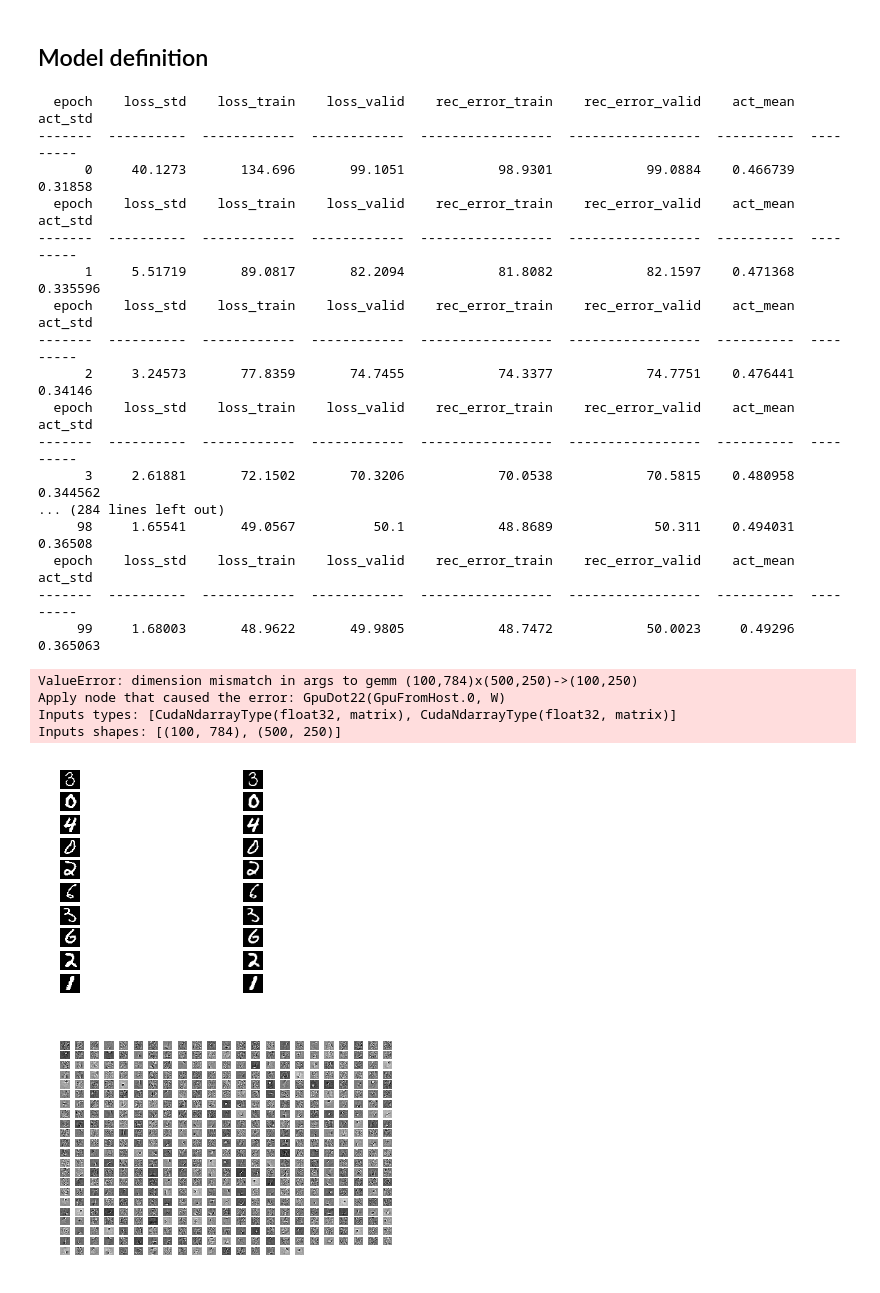
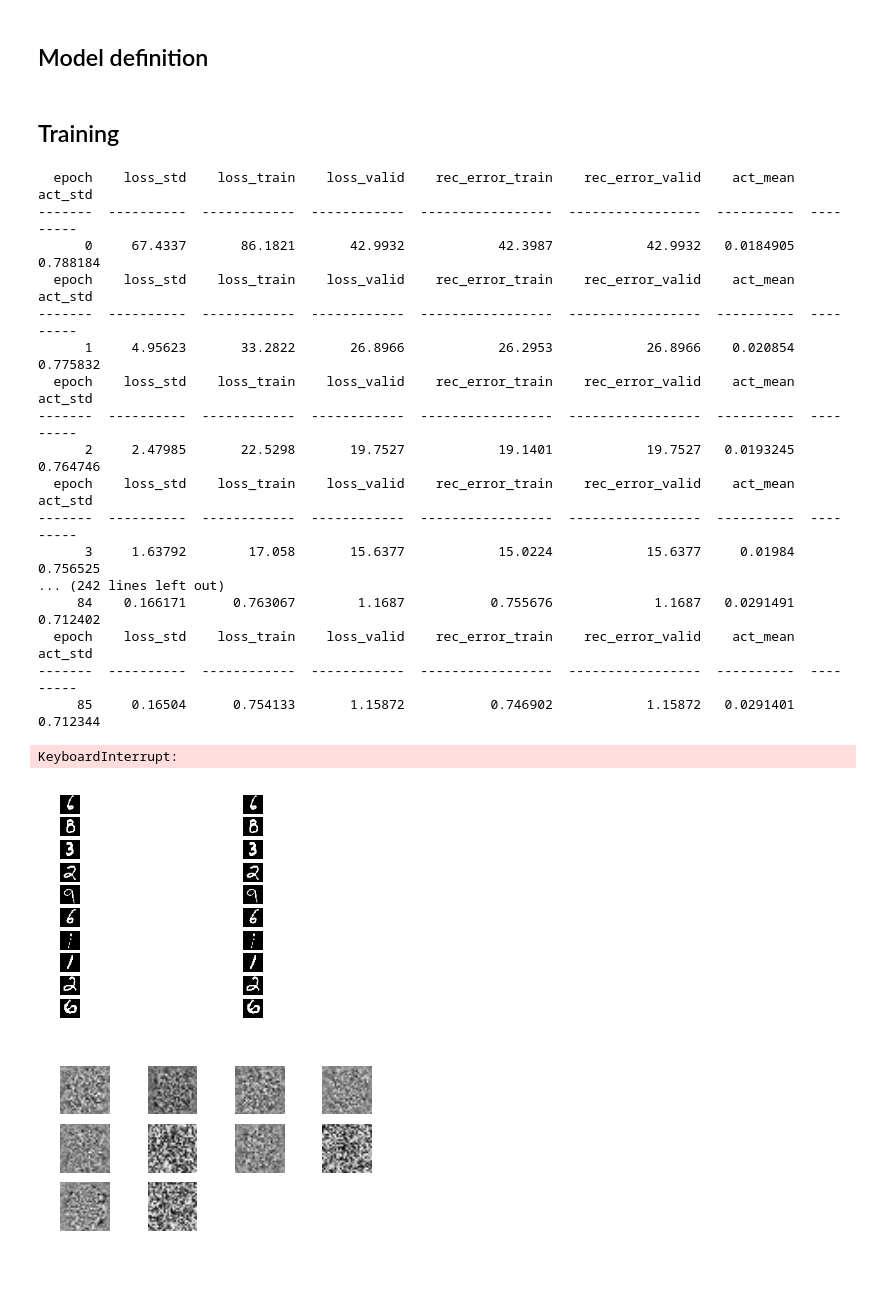
Before and after one commit to mehdidc/blending, a Jupyter notebook: mnist.ipynb, the cells around one changed output. Saved outputs shown, nothing was run; the diff lists cells and outputs as text; code cells hidden in the pictures.

Commit message:
updat

```diff
--- a/mnist.ipynb
+++ b/mnist.ipynb
@@ -19,6 +21,7 @@ Using gpu device 0: Tesla K20m
 data = MNIST()
 data.load()
 X = data.X
+X = X.astype(np.float32)
 # %%
 w, h = 28, 28
 # %%
@@ -35,3 +43,5 @@ X = X.reshape((X.shape[0], w*h))
+# %%
+X = X * 2 - 1 # make them between -1 and 1
 # %%
 X = shuffle(X)
 train, test = train_test_split(range(X.shape[0]), test_size=0.25)
@@ -47,17 +58,31 @@ class MyBatchOptimizer(BatchOptimizer):
 # %% [markdown]
 ## Model definition
 # %%
+
 def cross_entropy(truth, pred):
     return -(truth * T.log(pred) + (1 - truth) * T.log(1 - pred)).sum(axis=1).mean()
 
+def cross_entropy_transformed(truth, pred):
+    return (((truth - pred) ** 2).sum(axis=1)).mean()
+
+def loss_representation(model):
+    # l1 for weights
+    layers = get_all_layers(model.nnet_to_z.outputs[0])
+    return 0.001 * T.abs_(layers[1].W).sum()
+
 def build_batch_optimizer():
+    #learning_rate = theano.shared(np.array(0.01, dtype="float32"))
+    learning_rate = 0.001
     batch_optimizer = MyBatchOptimizer(
         verbose=1,
         max_nb_epochs=100,
         batch_size=100,
-        optimization_procedure=(updates.momentum, {"learning_rate": 0.01, "momentum": 0.8}),
+        optimization_procedure=(updates.momentum, {"learning_rate": learning_rate,
+                                              "momentum": 0.8
+                                                   }),
 
     )
+    batch_optimizer.learning_rate = learning_rate
     return batch_optimizer
 
 
@@ -71,7 +96,7 @@ def corrupted_salt_and_pepper(rng, x, corruption_level):
 rng = rng_mrg.MRG_RandomStreams()
 
 def corruption_function(X):
-    return corrupted_salt_and_pepper(rng, X, 0.3)
+    return corrupted_salt_and_pepper(rng, X, 0.5)
 
 def build_model(i, o, corruption=False, batch_optimizer=None):
     if batch_optimizer is None:
@@ -80,19 +105,20 @@ def build_model(i, o, corruption=False, batch_optimizer=None):
         bo = batch_optimizer
     x_in = layers.InputLayer((None, i))
     z_out = layers.DenseLayer(x_in, num_units=o,
-                              nonlinearity=nonlinearities.sigmoid)
+                              nonlinearity=nonlinearities.tanh)
     x_to_z = LightweightModel([x_in], [z_out])
 
     z_in = layers.InputLayer((None, o))
     x_out = layers.DenseLayer(z_in, num_units=i,
-                              nonlinearity=nonlinearities.sigmoid)
+                              nonlinearity=nonlinearities.tanh)
     z_to_x = LightweightModel([z_in], [x_out])
     noise_function = corruption_function if corruption is True else None
     aa = Autoencoder(x_to_z,
                      z_to_x,
                      batch_optimizer=bo,
                      noise_function=noise_function,
-                     loss_function=cross_entropy)
+                     #loss_function_z=loss_representation,
+                     loss_function=cross_entropy_transformed)
     aa.W = z_out.W
     aa.W_inv = x_out.W
     aa.batch_optimizer.layers = [z_out]
@@ -100,48 +126,47 @@ def build_model(i, o, corruption=False, batch_optimizer=None):
 
 def build_models(input_size):
     models = [
-        build_model(input_size, 500, corruption=True),
-        build_model(500, 250),
-        build_model(250, 128),
+        build_model(input_size, 500, corruption=False),
+        #build_model(500, 250),
+        #build_model(250, 128),
     ]
     return models
 # %%
 models = build_models(X.shape[1])
+# %% [markdown]
+## Training
 # %%
-greedy_learn_with_validation(models, (train, test), X)
+greedy_learn_with_validation(models, (train, test), -X)
 # %% [output]
   epoch    loss_std    loss_train    loss_valid    rec_error_train    rec_error_valid    act_mean    act_std
 -------  ----------  ------------  ------------  -----------------  -----------------  ----------  ---------
-      0     40.1273       134.696       99.1051            98.9301            99.0884    0.466739    0.31858
+      0     67.4337       86.1821       42.9932            42.3987            42.9932   0.0184905   0.788184
   epoch    loss_std    loss_train    loss_valid    rec_error_train    rec_error_valid    act_mean    act_std
 -------  ----------  ------------  ------------  -----------------  -----------------  ----------  ---------
-      1     5.51719       89.0817       82.2094            81.8082            82.1597    0.471368   0.335596
+      1     4.95623       33.2822       26.8966            26.2953            26.8966    0.020854   0.775832
   epoch    loss_std    loss_train    loss_valid    rec_error_train    rec_error_valid    act_mean    act_std
 -------  ----------  ------------  ------------  -----------------  -----------------  ----------  ---------
-      2     3.24573       77.8359       74.7455            74.3377            74.7751    0.476441    0.34146
+      2     2.47985       22.5298       19.7527            19.1401            19.7527   0.0193245   0.764746
   epoch    loss_std    loss_train    loss_valid    rec_error_train    rec_error_valid    act_mean    act_std
 -------  ----------  ------------  ------------  -----------------  -----------------  ----------  ---------
-      3     2.61881       72.1502       70.3206            70.0538            70.5815    0.480958   0.344562
-... (284 lines left out)
-     98     1.65541       49.0567          50.1            48.8689             50.311    0.494031    0.36508
+      3     1.63792        17.058       15.6377            15.0224            15.6377     0.01984   0.756525
+... (242 lines left out)
+     84    0.166171      0.763067        1.1687           0.755676             1.1687   0.0291491   0.712402
   epoch    loss_std    loss_train    loss_valid    rec_error_train    rec_error_valid    act_mean    act_std
 -------  ----------  ------------  ------------  -----------------  -----------------  ----------  ---------
-     99     1.68003       48.9622       49.9805            48.7472            50.0023     0.49296   0.365063
+     85     0.16504      0.754133       1.15872           0.746902            1.15872   0.0291401   0.712344
-ValueError: dimension mismatch in args to gemm (100,784)x(500,250)->(100,250)
-Apply node that caused the error: GpuDot22(GpuFromHost.0, W)
-Inputs types: [CudaNdarrayType(float32, matrix), CudaNdarrayType(float32, matrix)]
-Inputs shapes: [(100, 784), (500, 250)]
+KeyboardInterrupt:
 # %%
-
-r = np.arange(X.shape[0])
+X_test = X[test]
+r = np.arange(X_test.shape[0])
 np.random.shuffle(r)
 r = r[0:10]
 
-X_hat = models[0].recover_function(X)
-imshape = ((X.shape[0], w, h))
+X_hat = models[0].recover_function(X_test)
+imshape = ((X_test.shape[0], w, h))
 
 X_hat = X_hat.reshape(imshape)
-X_ = X.reshape(imshape)
+X_ = X_test.reshape(imshape)
 k = 0
 for i in r:
     plt.subplot(len(r), 2, k + 1)
@@ -152,16 +177,16 @@ for i in r:
     plt.axis('off')
     k += 2
 # %% [output]
-[figure, old version]
+[figure, new version]
 # %%
 from lasagne.misc.plot_weights import grid_plot
 W = models[0].W.get_value().T
 W = W.reshape((W.shape[0], w, h))
-W = W[0:500]
+W = W[0:10]
 grid_plot(W, imshow_options={"cmap": "gray"})
 plt.show()
 # %% [output]
-[figure, old version]
+[figure, new version]
 # %%
 from lasagne.easy import get_stat
 
```
Also changed, not shown: parts of 4 cells of this notebook, 4 other files.
